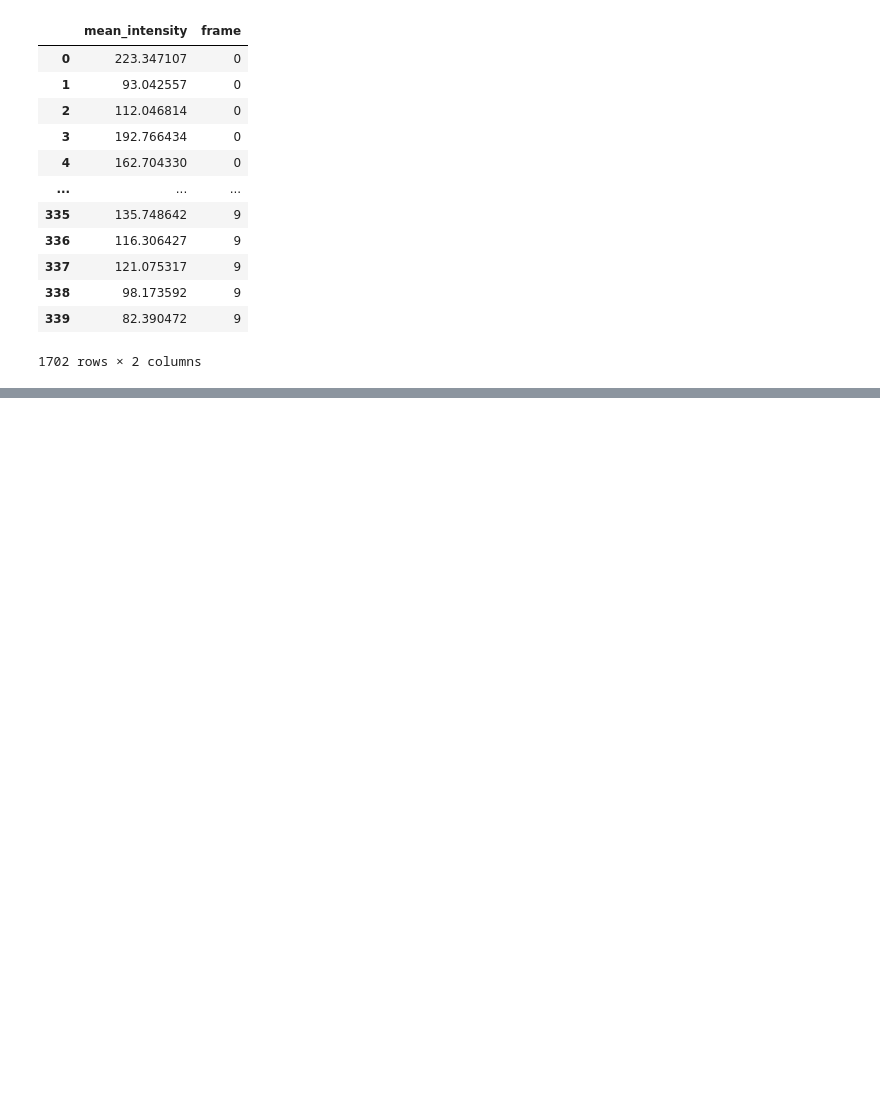
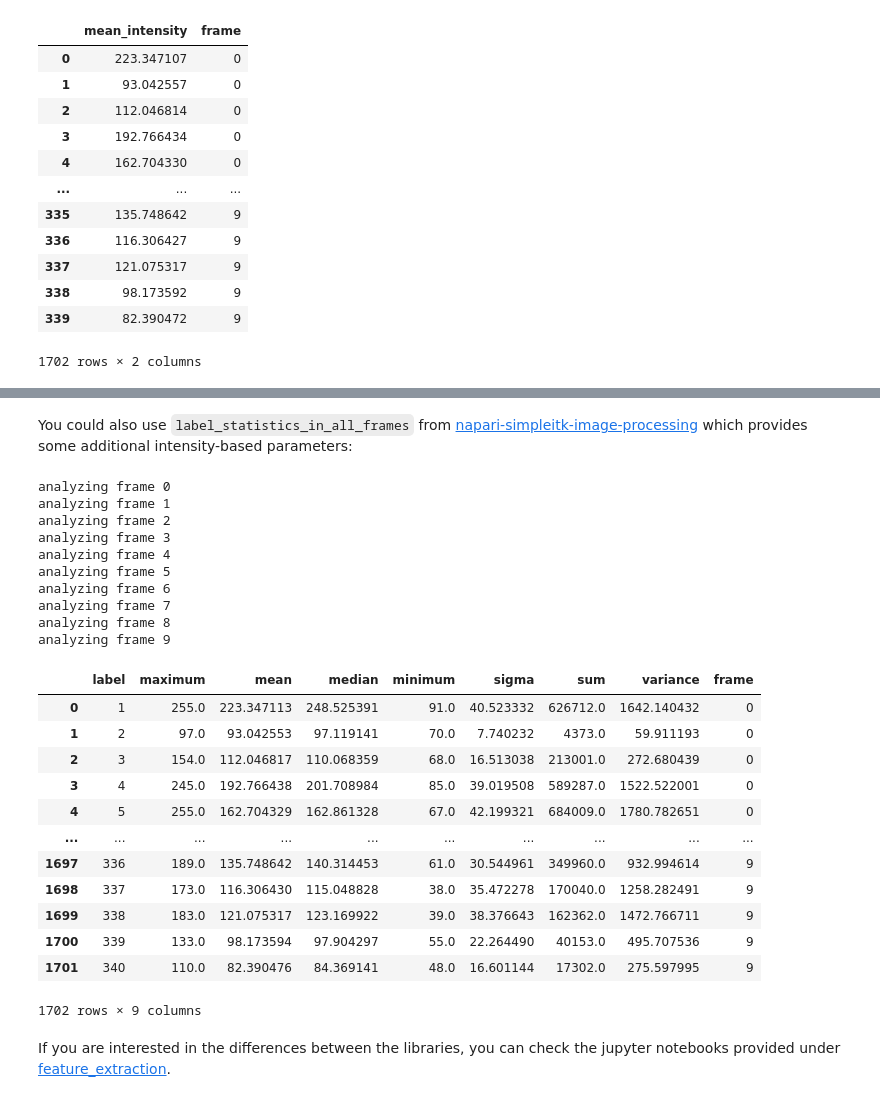
Before and after one commit to haesleinhuepf/BioImageAnalysisNotebooks, a Jupyter notebook: docs/34_timelapse_analysis/intensity_over_time.ipynb, the cells around one changed output, grey strips where cells are left out. Drawn from its saved outputs; the diff is of its cells as text; code cells hidden in the pictures; blank space fills up the shorter version.

```diff
--- a/docs/34_timelapse_analysis/intensity_over_time.ipynb
+++ b/docs/34_timelapse_analysis/intensity_over_time.ipynb
@@ -122,0 +187,2 @@ analyzing frame 9
+# %% [markdown]
+You could also use `label_statistics_in_all_frames` from [napari-simpleitk-image-processing](https://github.com/haesleinhuepf/napari-simpleitk-image-processing) which provides some additional intensity-based parameters:
@@ -122,0 +191,32 @@ analyzing frame 9
+# %%
+stats = label_statistics_in_all_frames(image_stack[:,np.newaxis,:,:],
+                             segmented_stack[:,np.newaxis,:,:],
+                             size=False,
+                             intensity=True)
+pd.DataFrame(stats)
+# %% [output]
+analyzing frame 0
+analyzing frame 1
+analyzing frame 2
+analyzing frame 3
+analyzing frame 4
+analyzing frame 5
+analyzing frame 6
+analyzing frame 7
+analyzing frame 8
+analyzing frame 9
+|  | label | maximum | mean | median | minimum | sigma | sum | variance | frame |
+| 0 | 1 | 255.0 | 223.347113 | 248.525391 | 91.0 | 40.523332 | 626712.0 | 1642.140432 | 0 |
+| 1 | 2 | 97.0 | 93.042553 | 97.119141 | 70.0 | 7.740232 | 4373.0 | 59.911193 | 0 |
+| 2 | 3 | 154.0 | 112.046817 | 110.068359 | 68.0 | 16.513038 | 213001.0 | 272.680439 | 0 |
+| 3 | 4 | 245.0 | 192.766438 | 201.708984 | 85.0 | 39.019508 | 589287.0 | 1522.522001 | 0 |
+| 4 | 5 | 255.0 | 162.704329 | 162.861328 | 67.0 | 42.199321 | 684009.0 | 1780.782651 | 0 |
+| ... | ... | ... | ... | ... | ... | ... | ... | ... | ... |
+| 1697 | 336 | 189.0 | 135.748642 | 140.314453 | 61.0 | 30.544961 | 349960.0 | 932.994614 | 9 |
+| 1698 | 337 | 173.0 | 116.306430 | 115.048828 | 38.0 | 35.472278 | 170040.0 | 1258.282491 | 9 |
+| 1699 | 338 | 183.0 | 121.075317 | 123.169922 | 39.0 | 38.376643 | 162362.0 | 1472.766711 | 9 |
+| 1700 | 339 | 133.0 | 98.173594 | 97.904297 | 55.0 | 22.264490 | 40153.0 | 495.707536 | 9 |
+| 1701 | 340 | 110.0 | 82.390476 | 84.369141 | 48.0 | 16.601144 | 17302.0 | 275.597995 | 9 |
+1702 rows × 9 columns
+# %% [markdown]
+If you are interested in the differences between the libraries, you can check the jupyter notebooks provided under [feature_extraction](https://haesleinhuepf.github.io/BioImageAnalysisNotebooks/22_feature_extraction/readme.html).
```
Also changed, not shown: parts of 45 cells of this notebook.
